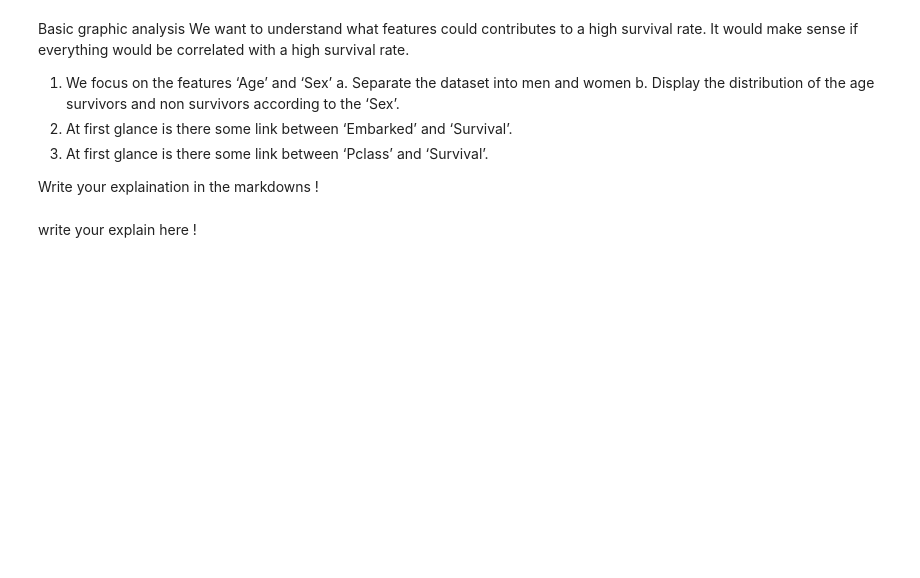
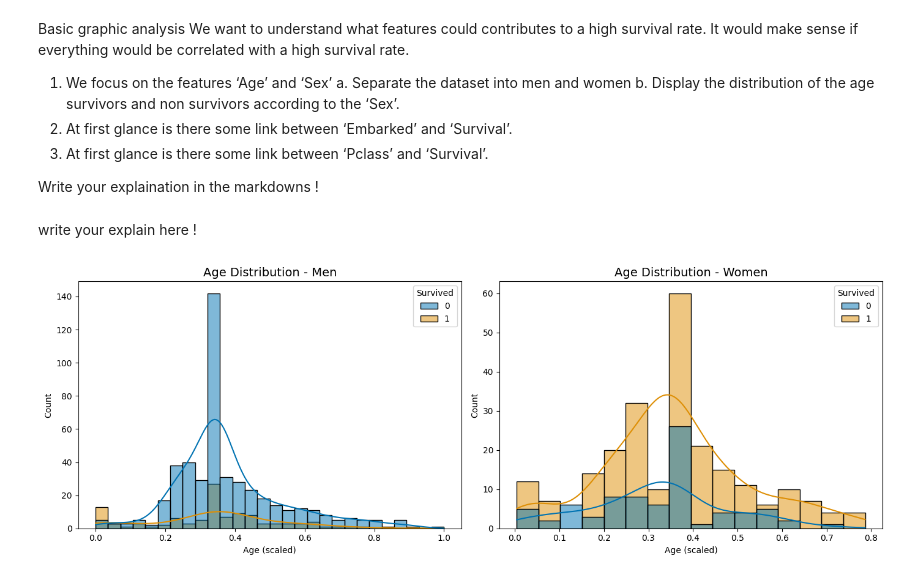
Before and after one commit to pychey/W4-Data-Processing, a Jupyter notebook: W4_DataPreprocessing.ipynb, the cells around one changed output. Saved outputs shown, nothing was run; the diff lists cells and outputs as text; code cells hidden in the pictures; blank space fills up the shorter version.

```diff
--- a/W4_DataPreprocessing.ipynb
+++ b/W4_DataPreprocessing.ipynb
@@ -136,3 +440,27 @@ b.	Display the distribution of the age survivors and non survivors according to
 Write your explaination in the markdowns !
 # %% [markdown]
 write your explain here !
+# %%
+# Separate by sex
+
+men = df_titanic[df_titanic['Sex'] == 1]
+women = df_titanic[df_titanic['Sex'] == 0]
+# %%
+# Age distribution by sex and survival
+
+fig, axes = plt.subplots(1, 2, figsize=(14, 5))
+
+# Men
+axes[0].set_title('Age Distribution - Men', fontsize=14)
+sns.histplot(data=men, x='Age', hue='Survived', ax=axes[0], kde=True)
+axes[0].set_xlabel('Age (scaled)')
+
+# Women
+axes[1].set_title('Age Distribution - Women', fontsize=14)
+sns.histplot(data=women, x='Age', hue='Survived', ax=axes[1], kde=True)
+axes[1].set_xlabel('Age (scaled)')
+
+plt.tight_layout()
+plt.show()
+# %% [output]
+[figure, added]
```
Also changed, not shown: parts of 29 cells of this notebook.
